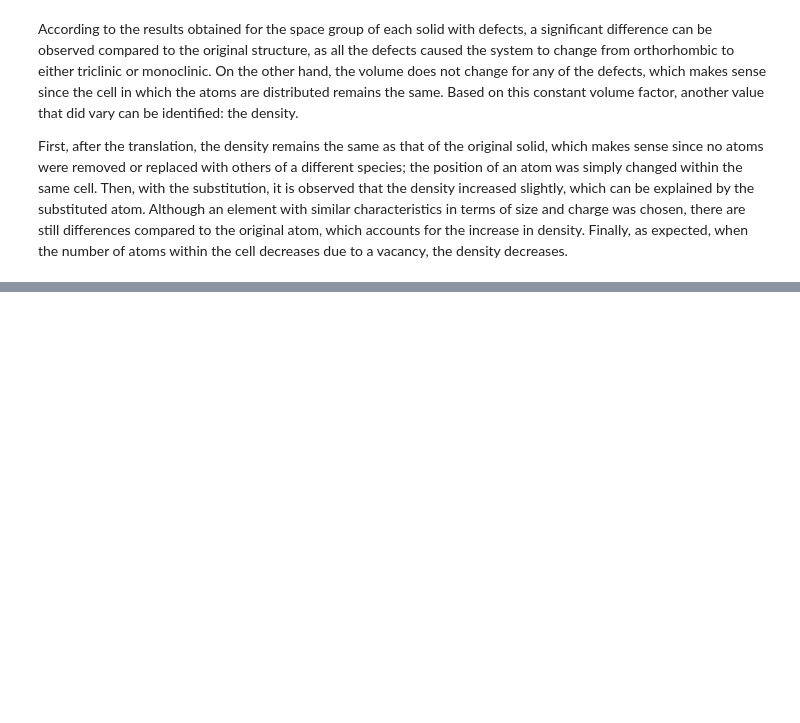
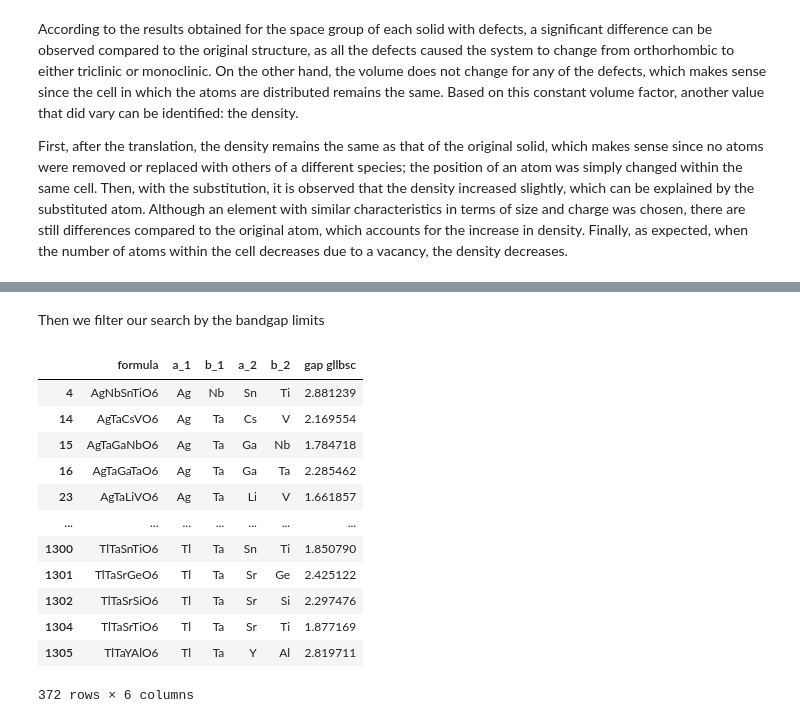
Before and after one commit to vmiranda4/Computational-Chemistry, a Jupyter notebook: Practice 3/practice_3.ipynb, the cells around one changed output, grey strips where cells are left out. Saved outputs shown, nothing was run; the diff lists cells and outputs as text; code cells hidden in the pictures; blank space fills up the shorter version.

```diff
--- a/Practice 3/practice_3.ipynb
+++ b/Practice 3/practice_3.ipynb
@@ -559,0 +693,2 @@ First, after the translation, the density remains the same as that of the origin
+# %% [markdown]
+Then we filter our search by the bandgap limits
@@ -559,0 +697,16 @@ First, after the translation, the density remains the same as that of the origin
+# %%
+bandgap_bounded
+# %% [output]
+|  | formula | a_1 | b_1 | a_2 | b_2 | gap gllbsc |
+| 4 | AgNbSnTiO6 | Ag | Nb | Sn | Ti | 2.881239 |
+| 14 | AgTaCsVO6 | Ag | Ta | Cs | V | 2.169554 |
+| 15 | AgTaGaNbO6 | Ag | Ta | Ga | Nb | 1.784718 |
+| 16 | AgTaGaTaO6 | Ag | Ta | Ga | Ta | 2.285462 |
+| 23 | AgTaLiVO6 | Ag | Ta | Li | V | 1.661857 |
+| ... | ... | ... | ... | ... | ... | ... |
+| 1300 | TlTaSnTiO6 | Tl | Ta | Sn | Ti | 1.850790 |
+| 1301 | TlTaSrGeO6 | Tl | Ta | Sr | Ge | 2.425122 |
+| 1302 | TlTaSrSiO6 | Tl | Ta | Sr | Si | 2.297476 |
+| 1304 | TlTaSrTiO6 | Tl | Ta | Sr | Ti | 1.877169 |
+| 1305 | TlTaYAlO6 | Tl | Ta | Y | Al | 2.819711 |
+372 rows × 6 columns
```
Also changed, not shown: parts of 50 cells of this notebook.
